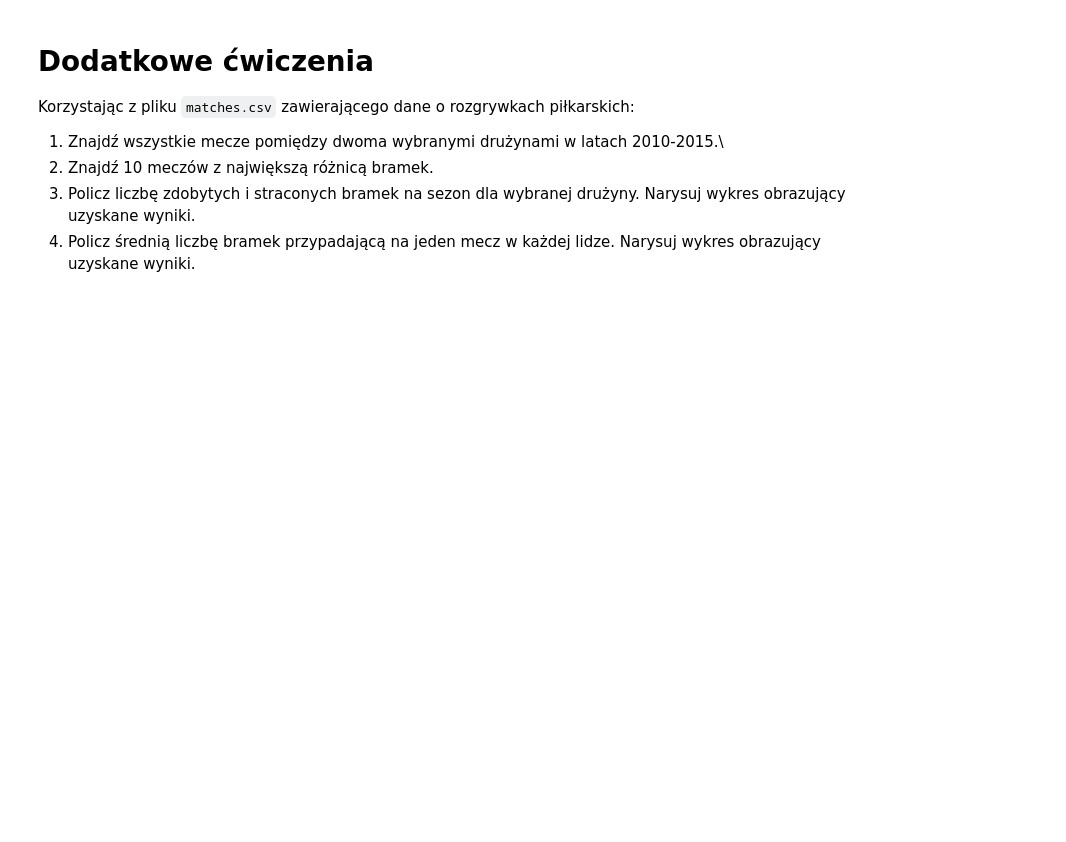
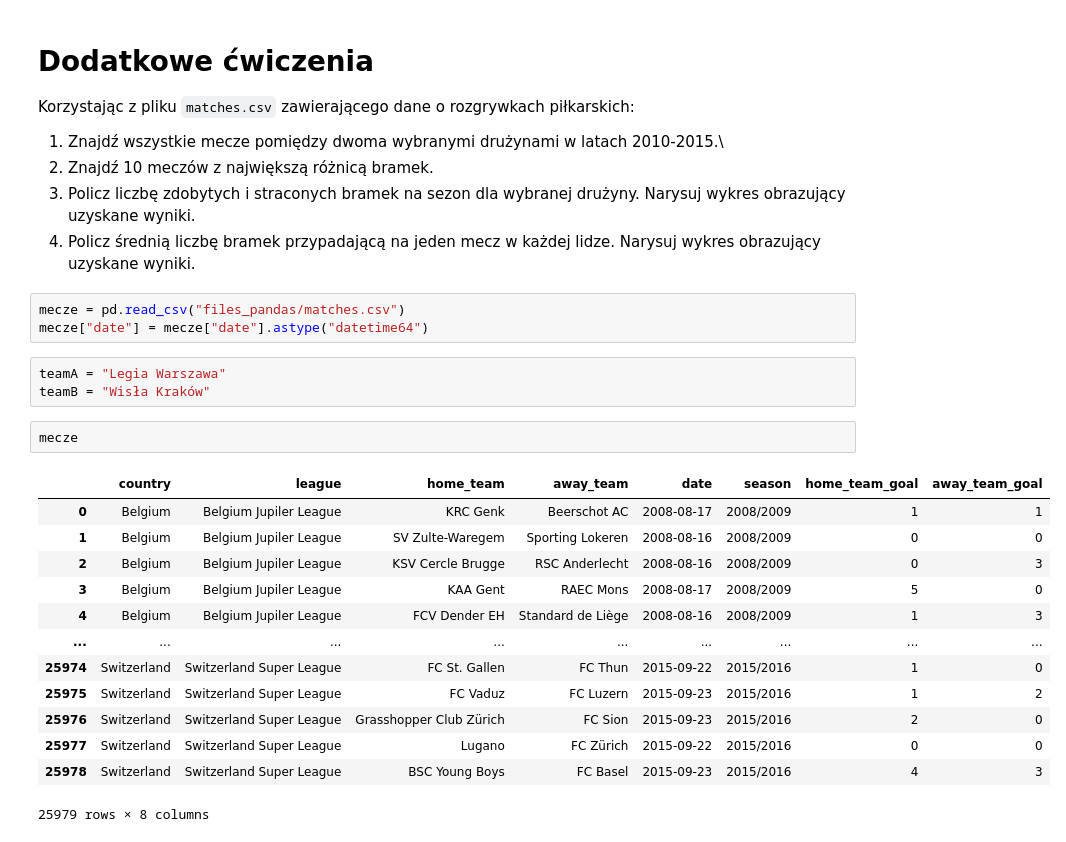
Before and after one commit to kadamekALX/python_20220326, a Jupyter notebook: pandas_ka/pandas_cwiczenia.ipynb, the cells around one changed output. Drawn from its saved outputs; the diff is of its cells as text; blank space fills up the shorter version.

Commit message:
pandas - mecze

```diff
--- a/pandas_ka/pandas_cwiczenia.ipynb
+++ b/pandas_ka/pandas_cwiczenia.ipynb
@@ -302,3 +364,25 @@ Korzystając z pliku `matches.csv` zawierającego dane o rozgrywkach piłkarskic
 2. Znajdź 10 meczów z największą różnicą bramek.
 3. Policz liczbę zdobytych i straconych bramek na sezon dla wybranej drużyny. Narysuj wykres obrazujący uzyskane wyniki.
 4. Policz średnią liczbę bramek przypadającą na jeden mecz w każdej lidze. Narysuj wykres obrazujący uzyskane wyniki.
+# %%
+mecze = pd.read_csv("files_pandas/matches.csv")
+mecze["date"] = mecze["date"].astype("datetime64")
+# %%
+teamA = "Legia Warszawa"
+teamB = "Wisła Kraków"
+# %%
+mecze
+# %% [output]
+|  | country | league | home_team | away_team | date | season | home_team_goal | away_team_goal |
+| 0 | Belgium | Belgium Jupiler League | KRC Genk | Beerschot AC | 2008-08-17 | 2008/2009 | 1 | 1 |
+| 1 | Belgium | Belgium Jupiler League | SV Zulte-Waregem | Sporting Lokeren | 2008-08-16 | 2008/2009 | 0 | 0 |
+| 2 | Belgium | Belgium Jupiler League | KSV Cercle Brugge | RSC Anderlecht | 2008-08-16 | 2008/2009 | 0 | 3 |
+| 3 | Belgium | Belgium Jupiler League | KAA Gent | RAEC Mons | 2008-08-17 | 2008/2009 | 5 | 0 |
+| 4 | Belgium | Belgium Jupiler League | FCV Dender EH | Standard de Liège | 2008-08-16 | 2008/2009 | 1 | 3 |
+| ... | ... | ... | ... | ... | ... | ... | ... | ... |
+| 25974 | Switzerland | Switzerland Super League | FC St. Gallen | FC Thun | 2015-09-22 | 2015/2016 | 1 | 0 |
+| 25975 | Switzerland | Switzerland Super League | FC Vaduz | FC Luzern | 2015-09-23 | 2015/2016 | 1 | 2 |
+| 25976 | Switzerland | Switzerland Super League | Grasshopper Club Zürich | FC Sion | 2015-09-23 | 2015/2016 | 2 | 0 |
+| 25977 | Switzerland | Switzerland Super League | Lugano | FC Zürich | 2015-09-22 | 2015/2016 | 0 | 0 |
+| 25978 | Switzerland | Switzerland Super League | BSC Young Boys | FC Basel | 2015-09-23 | 2015/2016 | 4 | 3 |
+25979 rows × 8 columns
```
Also changed, not shown: parts of 6 cells of this notebook.
